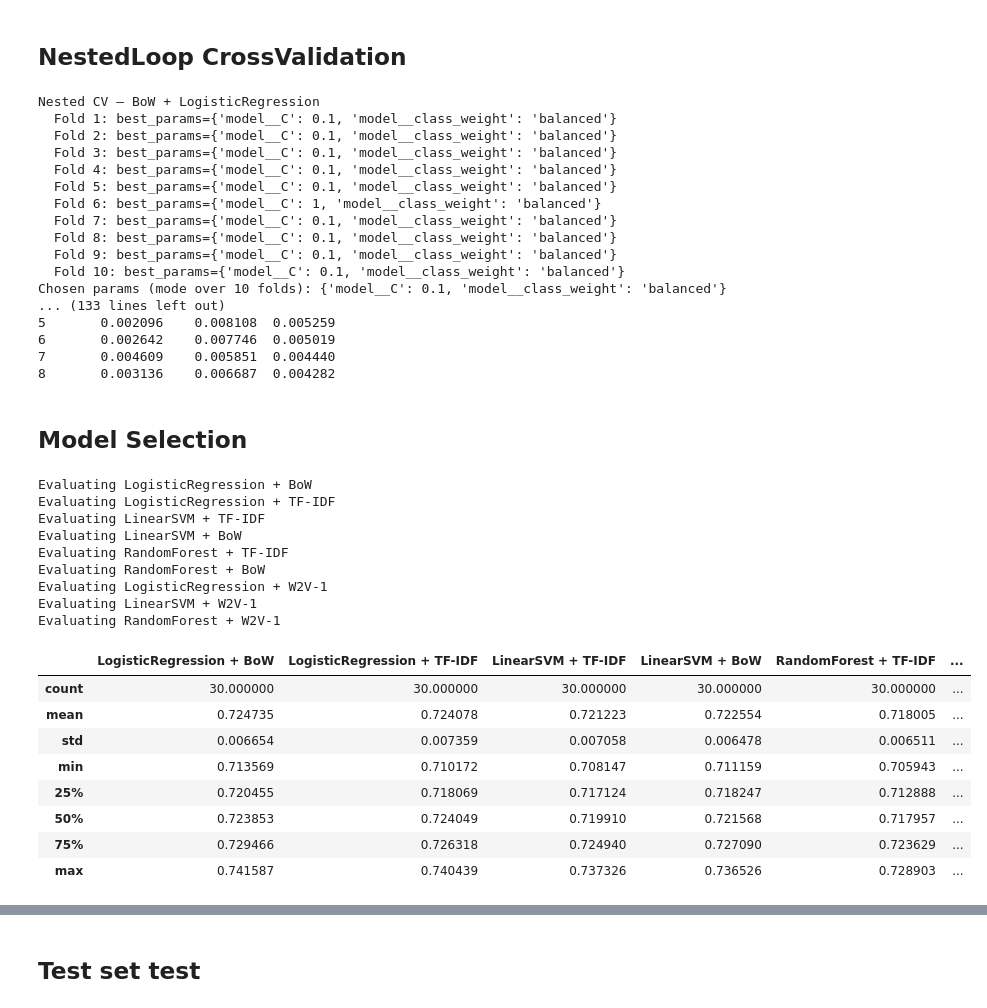
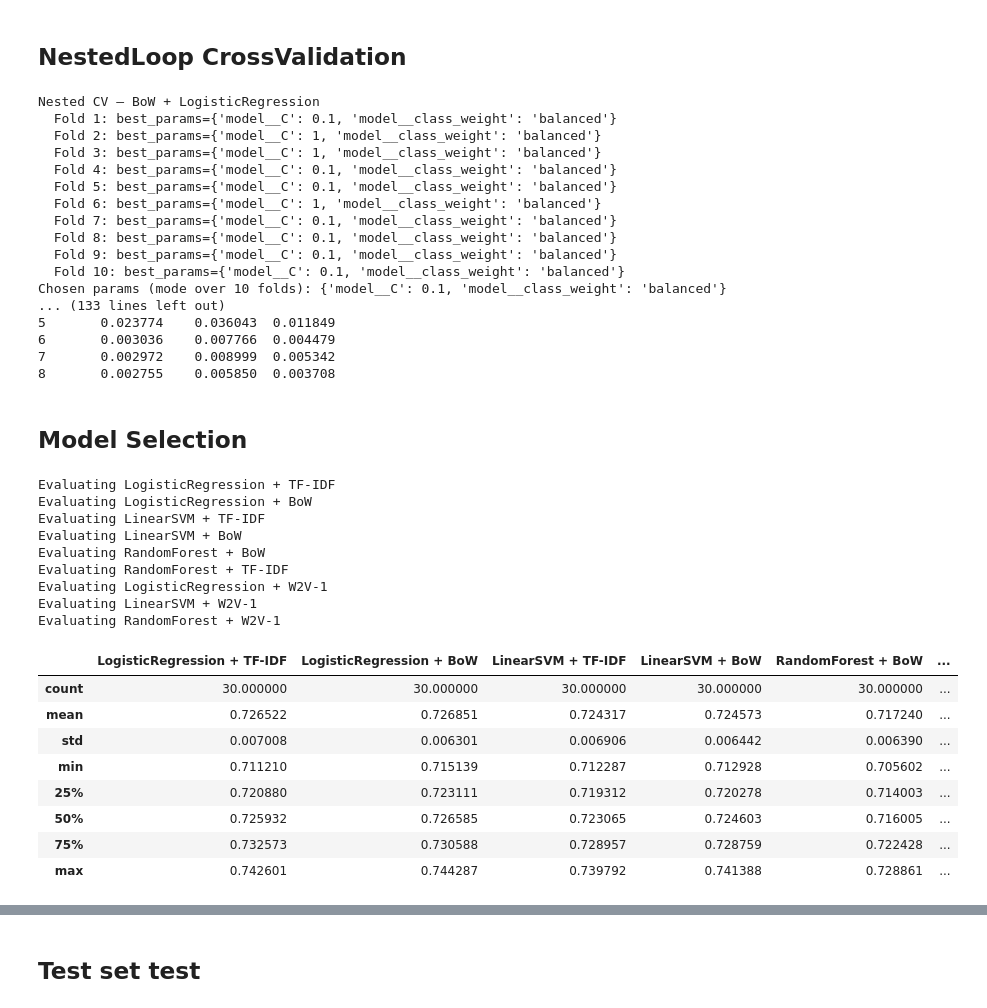
Before and after one commit to msegreto/CyberbullismDetection, a Jupyter notebook: notebook/3_BinaryClassification.ipynb, the cells around one changed output, grey strips where cells are left out. Saved outputs shown, nothing was run; the diff lists cells and outputs as text; code cells hidden in the pictures.

```diff
--- a/notebook/3_BinaryClassification.ipynb
+++ b/notebook/3_BinaryClassification.ipynb
@@ -62,8 +62,8 @@ os.makedirs("../model/binary", exist_ok=True)
 warnings.filterwarnings("ignore", category=UserWarning)
 
 combinations = [
-    ("BoW",   CountVectorizer(max_features=350)),
-    ("TF-IDF", TfidfVectorizer(max_features=350)),
+    ("BoW",   CountVectorizer(min_df=0.005)),
+    ("TF-IDF", TfidfVectorizer(min_df=0.005)),
     ("W2V-1", W2VTransformer(model1))
 ]
 
@@ -165,7 +165,7 @@ for vec_name, vectorizer in combinations:
         joblib.dump(final_pipe, filename)
 
 nested_df = pd.DataFrame(nested_results)\
-              .sort_values(by="Mean f1", ascending=False)\
+              .sort_values(by="Mean f1_macro", ascending=False)\
               .reset_index(drop=True)
 
 print("=== Nested CV ===")
@@ -174,8 +174,8 @@ nested_df.to_csv("../model/binary/nested_cv_results.csv", index=False)
 # %% [output]
 Nested CV — BoW + LogisticRegression
   Fold 1: best_params={'model__C': 0.1, 'model__class_weight': 'balanced'}
-  Fold 2: best_params={'model__C': 0.1, 'model__class_weight': 'balanced'}
-  Fold 3: best_params={'model__C': 0.1, 'model__class_weight': 'balanced'}
+  Fold 2: best_params={'model__C': 1, 'model__class_weight': 'balanced'}
+  Fold 3: best_params={'model__C': 1, 'model__class_weight': 'balanced'}
   Fold 4: best_params={'model__C': 0.1, 'model__class_weight': 'balanced'}
   Fold 5: best_params={'model__C': 0.1, 'model__class_weight': 'balanced'}
   Fold 6: best_params={'model__C': 1, 'model__class_weight': 'balanced'}
@@ -185,10 +185,10 @@ Nested CV — BoW + LogisticRegression
   Fold 10: best_params={'model__C': 0.1, 'model__class_weight': 'balanced'}
 Chosen params (mode over 10 folds): {'model__C': 0.1, 'model__class_weight': 'balanced'}
 ... (133 lines left out)
-5       0.002096    0.008108  0.005259
-6       0.002642    0.007746  0.005019
-7       0.004609    0.005851  0.004440
-8       0.003136    0.006687  0.004282
+5       0.023774    0.036043  0.011849
+6       0.003036    0.007766  0.004479
+7       0.002972    0.008999  0.005342
+8       0.002755    0.005850  0.003708
 # %% [markdown]
 ## Model Selection
 # %%
@@ -197,9 +197,7 @@ warnings.filterwarnings("ignore", category=UserWarning)
 y = y_binary
 
 results = pd.read_csv("../model/binary/nested_cv_results.csv")
-results = pd.DataFrame(results)\
-              .sort_values(by="Mean f1_macro", ascending=False)\
-              .reset_index(drop=True)
+
 results_sorted = results.head(9)
 
 cv = RepeatedStratifiedKFold(n_splits=10, n_repeats=3, random_state=42)
@@ -207,44 +205,44 @@ scorer_f1macro = make_scorer(f1_score, average="macro")
 
 scores_dict = {}
 
 for _, row in results_sorted.iterrows():
     vec_name = row["Vectorizer"]
     clf_name = row["Classifier"]
 
     print(f"Evaluating {clf_name} + {vec_name}")
 
     model_path = f"../model/binary/{clf_name}_{vec_name}.pkl"
     pipeline = joblib.load(model_path)
 
     accuracy_scores = cross_val_score(
         pipeline, X_text, y, cv=cv, scoring=scorer_f1macro, n_jobs=-1
     )
     key = f"{clf_name} + {vec_name}"
     scores_dict[key] = accuracy_scores
 
 scores_df = pd.DataFrame(scores_dict)
 scores_df.to_csv("../model/binary/repeated_cv_scores.csv", index=False)
 
 display(scores_df.describe())
 # %% [output]
+Evaluating LogisticRegression + TF-IDF
 Evaluating LogisticRegression + BoW
-Evaluating LogisticRegression + TF-IDF
 Evaluating LinearSVM + TF-IDF
 Evaluating LinearSVM + BoW
+Evaluating RandomForest + BoW
 Evaluating RandomForest + TF-IDF
-Evaluating RandomForest + BoW
 Evaluating LogisticRegression + W2V-1
 Evaluating LinearSVM + W2V-1
 Evaluating RandomForest + W2V-1
-|  | LogisticRegression + BoW | LogisticRegression + TF-IDF | LinearSVM + TF-IDF | LinearSVM + BoW | RandomForest + TF-IDF | ... |
+|  | LogisticRegression + TF-IDF | LogisticRegression + BoW | LinearSVM + TF-IDF | LinearSVM + BoW | RandomForest + BoW | ... |
 | count | 30.000000 | 30.000000 | 30.000000 | 30.000000 | 30.000000 | ... |
-| mean | 0.724735 | 0.724078 | 0.721223 | 0.722554 | 0.718005 | ... |
-| std | 0.006654 | 0.007359 | 0.007058 | 0.006478 | 0.006511 | ... |
-| min | 0.713569 | 0.710172 | 0.708147 | 0.711159 | 0.705943 | ... |
-| 25% | 0.720455 | 0.718069 | 0.717124 | 0.718247 | 0.712888 | ... |
-| 50% | 0.723853 | 0.724049 | 0.719910 | 0.721568 | 0.717957 | ... |
-| 75% | 0.729466 | 0.726318 | 0.724940 | 0.727090 | 0.723629 | ... |
-| max | 0.741587 | 0.740439 | 0.737326 | 0.736526 | 0.728903 | ... |
+| mean | 0.726522 | 0.726851 | 0.724317 | 0.724573 | 0.717240 | ... |
+| std | 0.007008 | 0.006301 | 0.006906 | 0.006442 | 0.006390 | ... |
+| min | 0.711210 | 0.715139 | 0.712287 | 0.712928 | 0.705602 | ... |
+| 25% | 0.720880 | 0.723111 | 0.719312 | 0.720278 | 0.714003 | ... |
+| 50% | 0.725932 | 0.726585 | 0.723065 | 0.724603 | 0.716005 | ... |
+| 75% | 0.732573 | 0.730588 | 0.728957 | 0.728759 | 0.722428 | ... |
+| max | 0.742601 | 0.744287 | 0.739792 | 0.741388 | 0.728861 | ... |
 # %%
 scores_df = pd.read_csv("../model/binary/repeated_cv_scores.csv")
 results = pd.DataFrame(results)\
```
Also changed, not shown: parts of 2 cells of this notebook, 27 other files.
